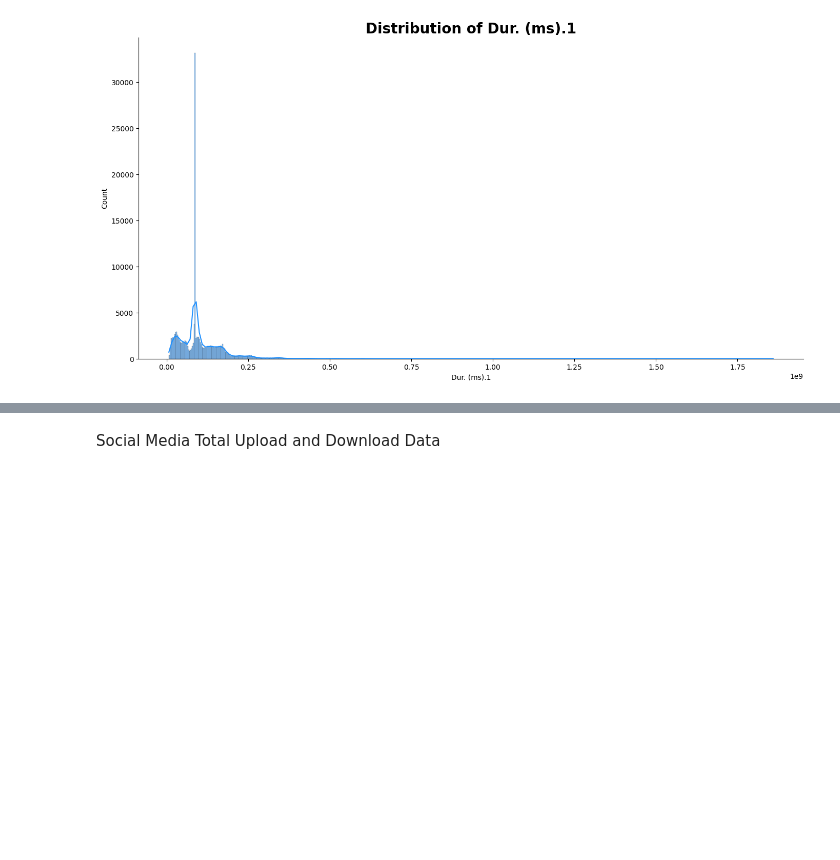
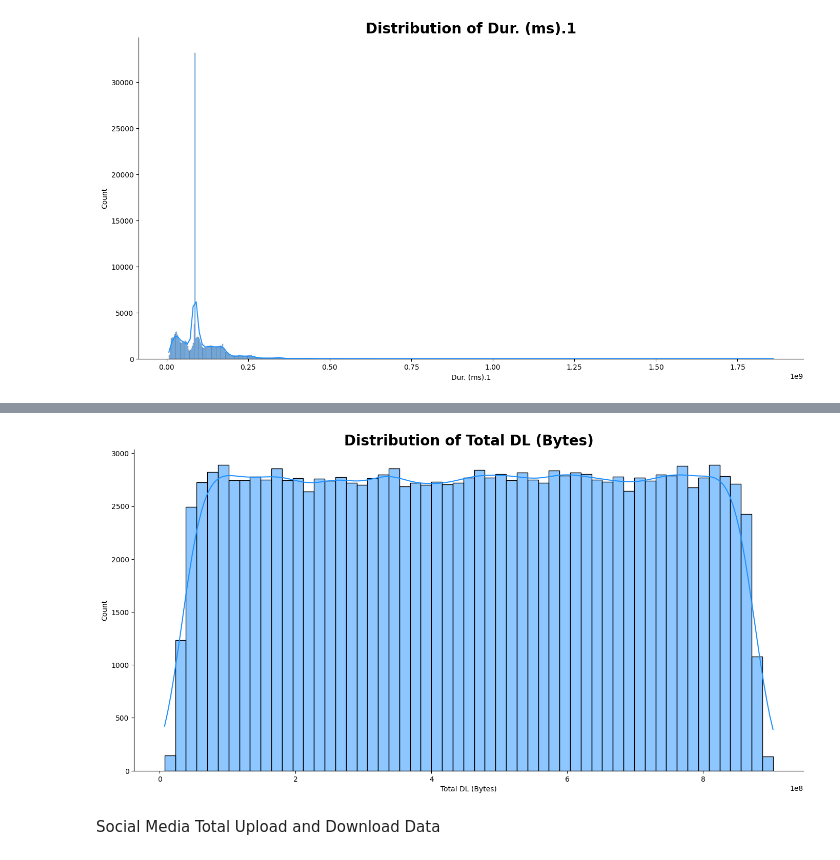
Before and after one commit to brook1167/week_1_telecom_analysis, a Jupyter notebook: notebook/user_overview_analysis.ipynb, the cells around one changed output, grey strips where cells are left out. Cells and saved outputs as stored; diff of their text form; code cells hidden in the pictures; blank space fills up the shorter version.

```diff
--- a/notebook/user_overview_analysis.ipynb
+++ b/notebook/user_overview_analysis.ipynb
@@ -380 +376,5 @@ plot_hist(telecom_df, 'Total UL and DL', '#40E0D0')
+# %%
+plot_hist(telecom_df, 'Total DL (Bytes)', '#1E90FF')
+# %% [output]
+[figure, added]
 # %% [markdown]
```
Also changed, not shown: parts of 19 cells of this notebook, 2 other files.
